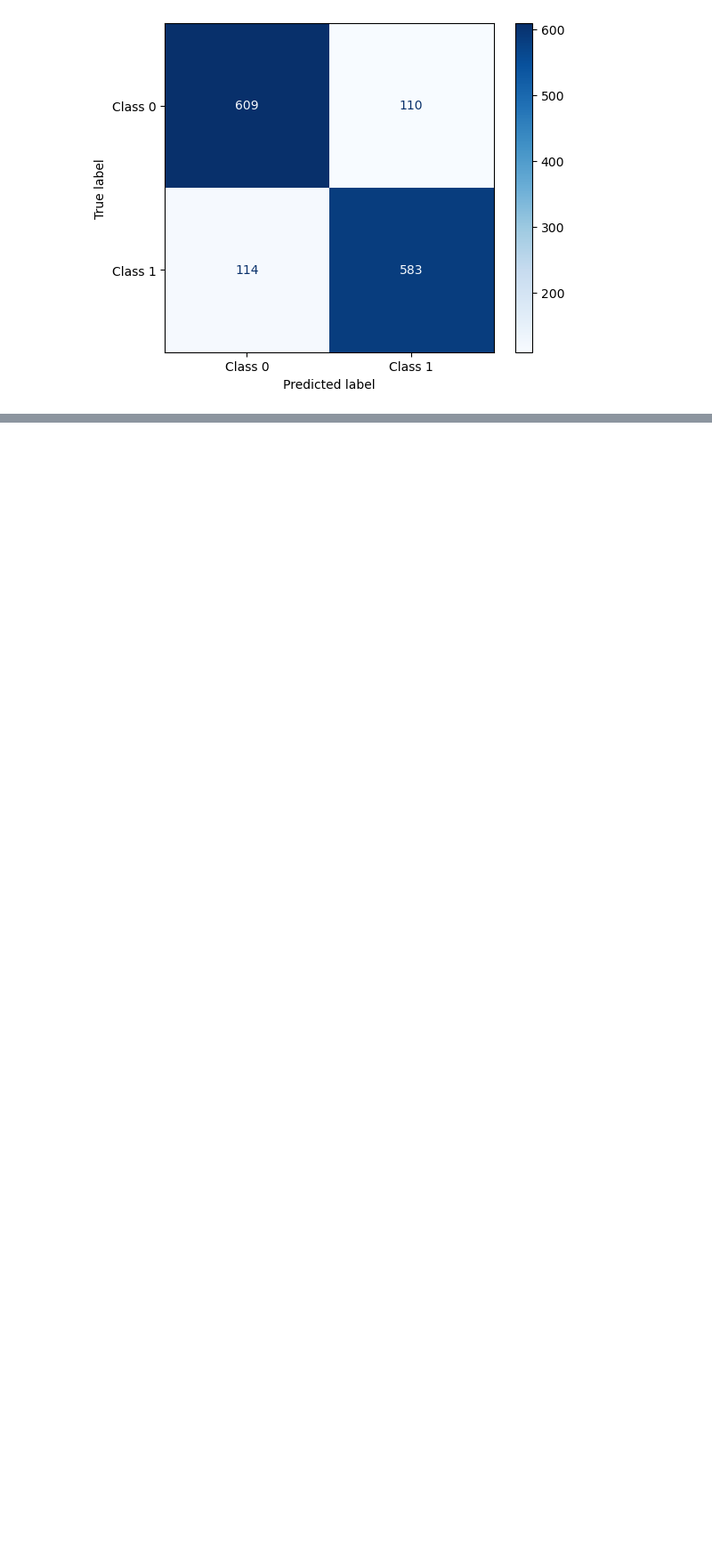
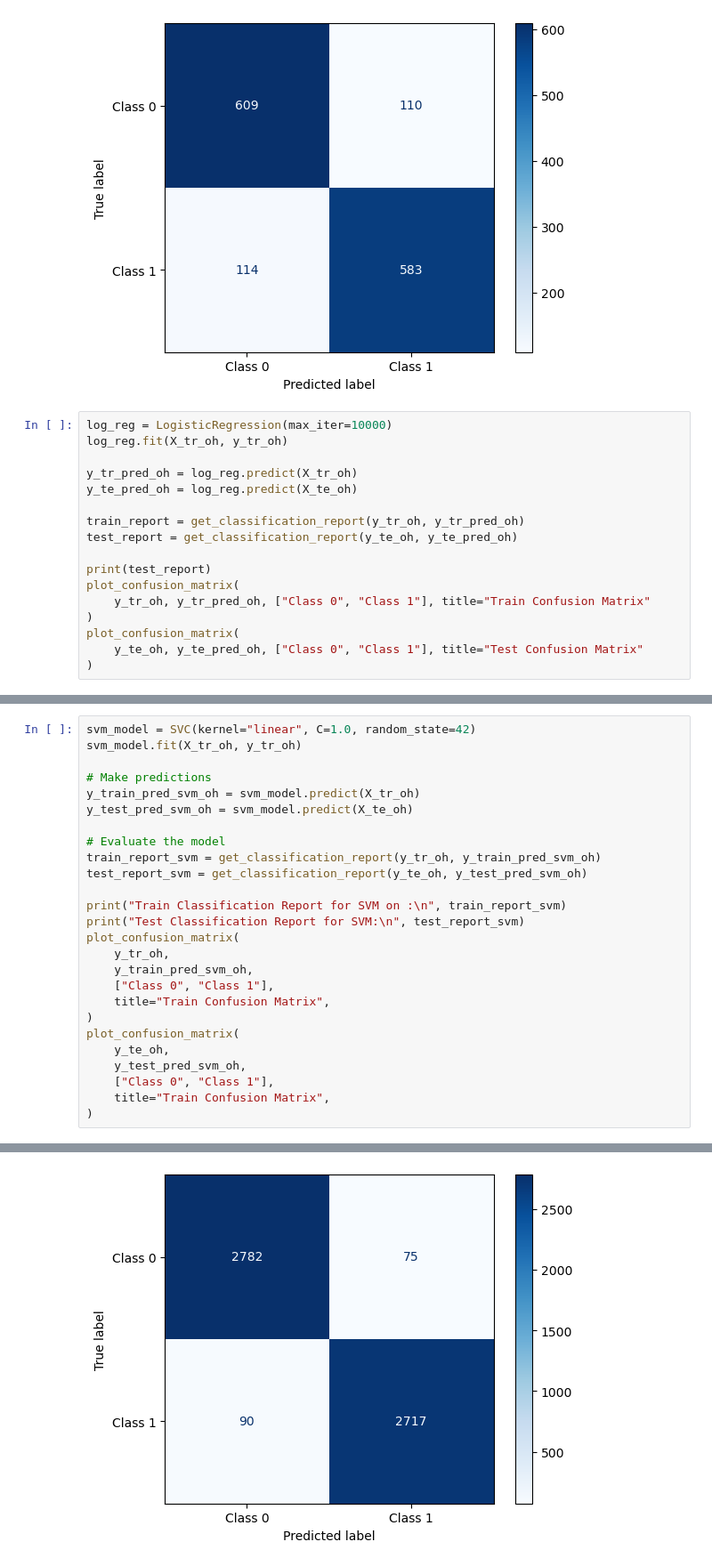
Before and after one commit to A-Rush-R/CS771-Mini-Project, a Jupyter notebook: emoticon/exploratory_data_analysis.ipynb, the cells around one changed output, grey strips where cells are left out. Shown: that part at 89% size. Drawn from its saved outputs; the diff is of its cells as text; blank space fills up the shorter version.

```diff
--- a/emoticon/exploratory_data_analysis.ipynb
+++ b/emoticon/exploratory_data_analysis.ipynb
@@ -419,3 +419,20 @@ plot_confusion_matrix(
 weighted avg       0.84      0.84      0.84      1416
 [figure]
 [figure]
+# %%
+log_reg = LogisticRegression(max_iter=10000)
+log_reg.fit(X_tr_oh, y_tr_oh)
+
+y_tr_pred_oh = log_reg.predict(X_tr_oh)
+y_te_pred_oh = log_reg.predict(X_te_oh)
+
+train_report = get_classification_report(y_tr_oh, y_tr_pred_oh)
+test_report = get_classification_report(y_te_oh, y_te_pred_oh)
+
+print(test_report)
+plot_confusion_matrix(
+    y_tr_oh, y_tr_pred_oh, ["Class 0", "Class 1"], title="Train Confusion Matrix"
+)
+plot_confusion_matrix(
+    y_te_oh, y_te_pred_oh, ["Class 0", "Class 1"], title="Test Confusion Matrix"
+)
@@ -421,0 +450,27 @@ weighted avg       0.84      0.84      0.84      1416
+# %%
+svm_model = SVC(kernel="linear", C=1.0, random_state=42)
+svm_model.fit(X_tr_oh, y_tr_oh)
+
+# Make predictions
+y_train_pred_svm_oh = svm_model.predict(X_tr_oh)
+y_test_pred_svm_oh = svm_model.predict(X_te_oh)
+
+# Evaluate the model
+train_report_svm = get_classification_report(y_tr_oh, y_train_pred_svm_oh)
+test_report_svm = get_classification_report(y_te_oh, y_test_pred_svm_oh)
+
+print("Train Classification Report for SVM on :\n", train_report_svm)
+print("Test Classification Report for SVM:\n", test_report_svm)
+plot_confusion_matrix(
+    y_tr_oh,
+    y_train_pred_svm_oh,
+    ["Class 0", "Class 1"],
+    title="Train Confusion Matrix",
+)
+plot_confusion_matrix(
+    y_te_oh,
+    y_test_pred_svm_oh,
+    ["Class 0", "Class 1"],
+    title="Train Confusion Matrix",
+)
+# %% [output]
@@ -421,0 +496 @@ weighted avg       0.84      0.84      0.84      1416
+[figure, added]
```
Also changed, not shown: parts of 3 cells of this notebook.
